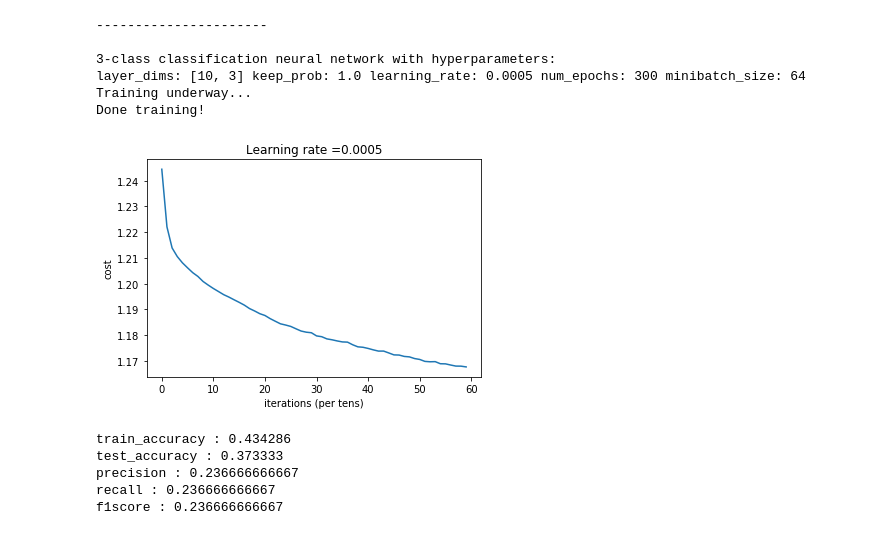
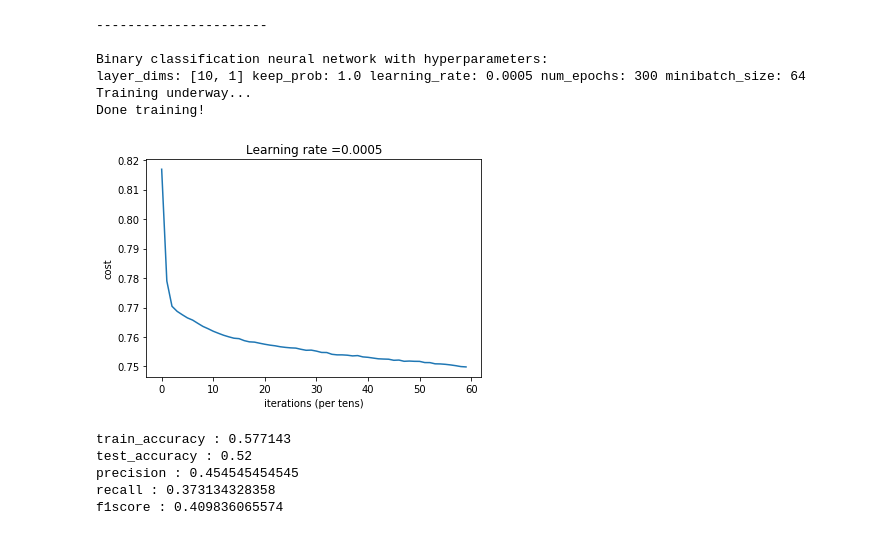
Before and after one commit to StanleyFung/DeepNeuralNet, a Jupyter notebook: example.ipynb, the cells around one changed output. Drawn from its saved outputs; the diff is of its cells as text; code cells hidden in the pictures.

```diff
--- a/example.ipynb
+++ b/example.ipynb
@@ -4,7 +4,7 @@ import pandas as pd
 import DNN_model as dnn
 # %%
 # Set up hyper parameters
-c = 3
+c = 1
 layer_dims = [10, c]
 learning_rate = 0.0005
 keep_prob = 1.0
@@ -31,29 +31,27 @@ df[label] = y_test
 # %%
 # Example of using dnn.train_with_hyperparameter_bundle
 train_orig = df.sample(frac=0.70)
-x_train = train_orig.drop(label, axis = 1).T.values
-y_train = dnn.one_hot_matrix(train_orig[label], c, axis = 0)
+test_orig = df.drop(train_orig.index)
 
-test_orig = df.drop(train_orig.index)
-x_test = test_orig.drop(label, axis = 1).T.values
-y_test = dnn.one_hot_matrix(test_orig[label], c, axis = 0)
+(x_train, y_train) = dnn.format_dataframe_for_training(train_orig, label, c)
+(x_test, y_test) = dnn.format_dataframe_for_training(test_orig, label, c)
 
 model = dnn.train_with_hyperparameter_bundle(x_train, y_train, x_test, y_test, hyperparams, print_summary=print_summary)
-parameters = model[dnn.KEY_PARAMETERS]
-prediction = dnn.predict(x_train, parameters, isBinary)
+# parameters = model[dnn.KEY_PARAMETERS]
+# prediction = dnn.predict(x_train, parameters, isBinary)
 # %% [output]
 ----------------------
 
-3-class classification neural network with hyperparameters:
-layer_dims: [10, 3] keep_prob: 1.0 learning_rate: 0.0005 num_epochs: 300 minibatch_size: 64
+Binary classification neural network with hyperparameters:
+layer_dims: [10, 1] keep_prob: 1.0 learning_rate: 0.0005 num_epochs: 300 minibatch_size: 64
 Training underway...
 Done training!
-[figure, old version]
+[figure, new version]
-train_accuracy : 0.434286
-test_accuracy : 0.373333
-precision : 0.236666666667
-recall : 0.236666666667
-f1score : 0.236666666667
+train_accuracy : 0.577143
+test_accuracy : 0.52
+precision : 0.454545454545
+recall : 0.373134328358
+f1score : 0.409836065574
 # %%
 # Example of using kfold to determine best hyper parameters
 hyperparams1 = dnn.create_hyperparameter_bundle(layer_dims = [c], learning_rate = 0.01, num_epochs = 500, keep_prob = 1.0)
```
Also changed, not shown: parts of 1 cell of this notebook, 1 other file.
